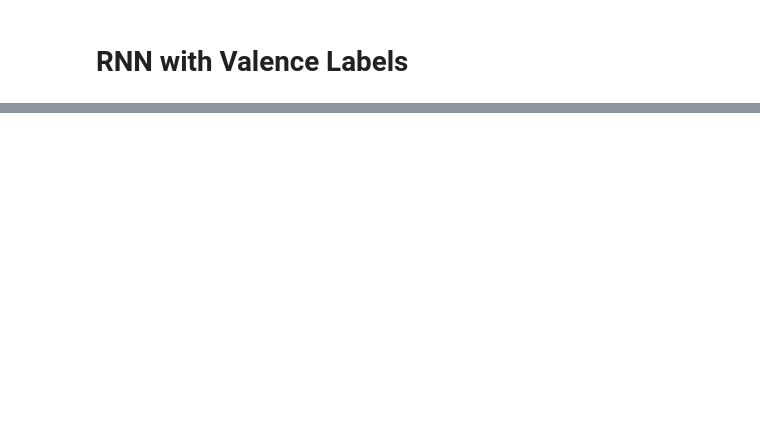
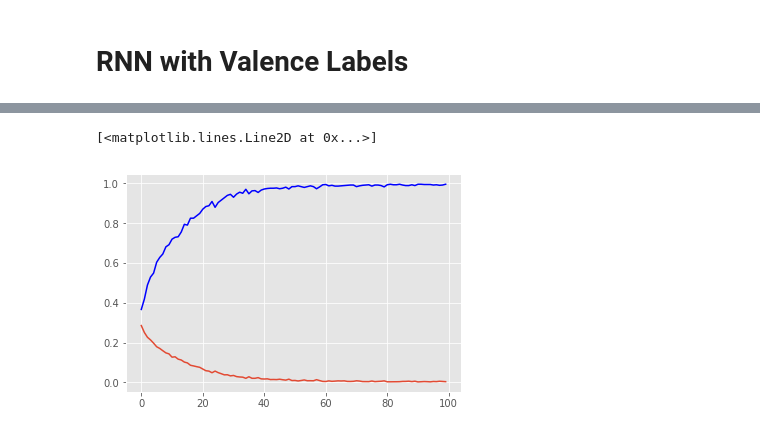
Before and after one commit to kemepley/Detecting_Emotions, a Jupyter notebook: RNN_workbook.ipynb, the cells around one changed output, grey strips where cells are left out. Saved outputs shown, nothing was run; the diff lists cells and outputs as text; code cells hidden in the pictures; blank space fills up the shorter version.

```diff
--- a/RNN_workbook.ipynb
+++ b/RNN_workbook.ipynb
@@ -284,0 +256,6 @@ Epoch 100/100
+# %%
+plt.plot(model.history.history['acc'], color='blue', label='acc')
+plt.plot(model.history.history['loss'], label='loss')
+# %% [output]
+[<matplotlib.lines.Line2D at 0x...>]
+[figure, added]
```
Also changed, not shown: parts of 18 cells of this notebook, 1 other file.
